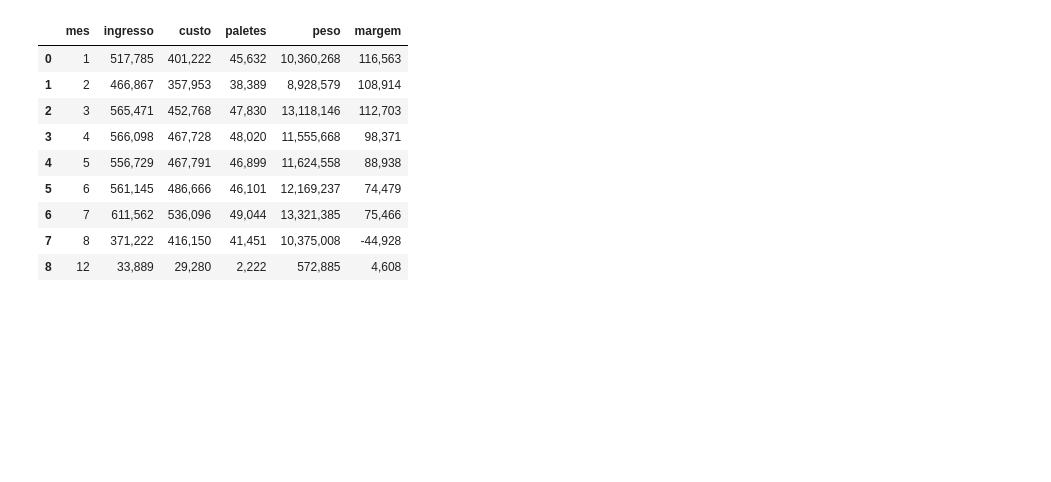
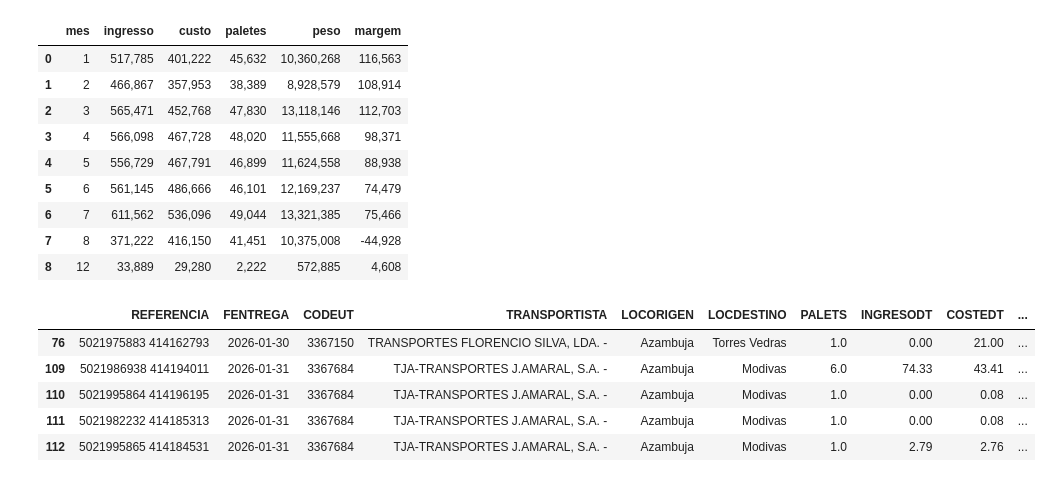
Before and after one commit to ruben-filipe-rocha/Salvesen, a Jupyter notebook: 02.Analise_Financeira/01_Fin_PBI_MAC_excel.ipynb, the cells around one changed output. Cells and saved outputs as stored; diff of their text form; code cells hidden in the pictures; blank space fills up the shorter version.

```diff
--- a/02.Analise_Financeira/01_Fin_PBI_MAC_excel.ipynb
+++ b/02.Analise_Financeira/01_Fin_PBI_MAC_excel.ipynb
@@ -616,3 +616,22 @@ resumo_total_sem_013
 | 6 | 7 | 611,562 | 536,096 | 49,044 | 13,321,385 | 75,466 |
 | 7 | 8 | 371,222 | 416,150 | 41,451 | 10,375,008 | -44,928 |
 | 8 | 12 | 33,889 | 29,280 | 2,222 | 572,885 | 4,608 |
+# %%
+# DF com as linhas "buraco": CODACT=011 sem match ao Excel Danone (custo sem contrapartida de receita)
+df["tem_danone"] = df.groupby(["REFERENCIA", "FENTREGA"])["ingresso_danone"].transform(lambda x: x.notna().any())
+
+df_buraco_011 = df[(df["CODACT"] == "011") & (~df["tem_danone"])].copy()
+
+df_buraco_011 = df_buraco_011[[
+    "REFERENCIA", "FENTREGA", "CODEUT", "TRANSPORTISTA",
+    "LOCORIGEN", "LOCDESTINO", "PALETS", "INGRESODT", "COSTEDT", "mes"
+]]
+
+df_buraco_011.head()
+# %% [output]
+|  | REFERENCIA | FENTREGA | CODEUT | TRANSPORTISTA | LOCORIGEN | LOCDESTINO | PALETS | INGRESODT | COSTEDT | ... |
+| 76 | 5021975883 414162793 | 2026-01-30 | 3367150 | TRANSPORTES FLORENCIO SILVA, LDA. - | Azambuja | Torres Vedras | 1.0 | 0.00 | 21.00 | ... |
+| 109 | 5021986938 414194011 | 2026-01-31 | 3367684 | TJA-TRANSPORTES J.AMARAL, S.A. - | Azambuja | Modivas | 6.0 | 74.33 | 43.41 | ... |
+| 110 | 5021995864 414196195 | 2026-01-31 | 3367684 | TJA-TRANSPORTES J.AMARAL, S.A. - | Azambuja | Modivas | 1.0 | 0.00 | 0.08 | ... |
+| 111 | 5021982232 414185313 | 2026-01-31 | 3367684 | TJA-TRANSPORTES J.AMARAL, S.A. - | Azambuja | Modivas | 1.0 | 0.00 | 0.08 | ... |
+| 112 | 5021995865 414184531 | 2026-01-31 | 3367684 | TJA-TRANSPORTES J.AMARAL, S.A. - | Azambuja | Modivas | 1.0 | 2.79 | 2.76 | ... |
```
